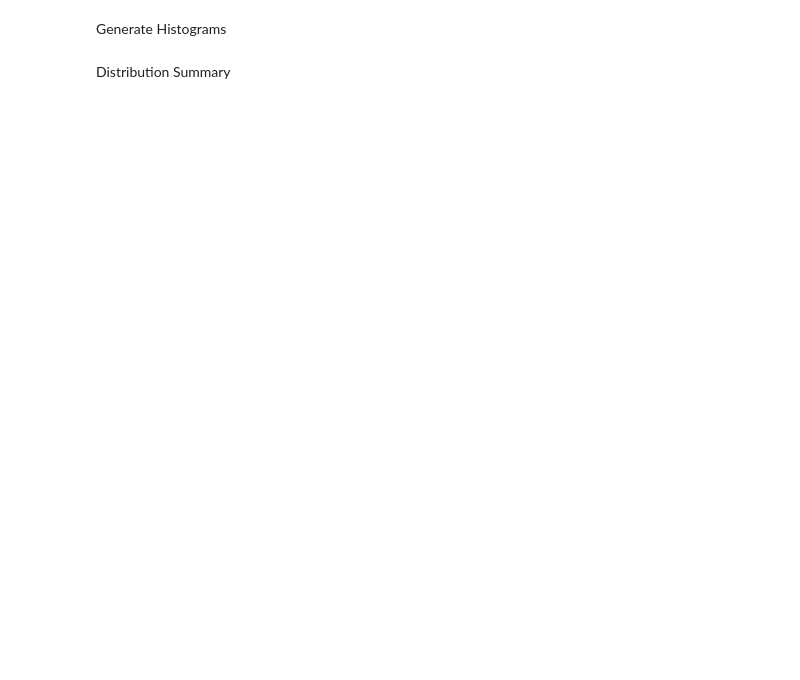
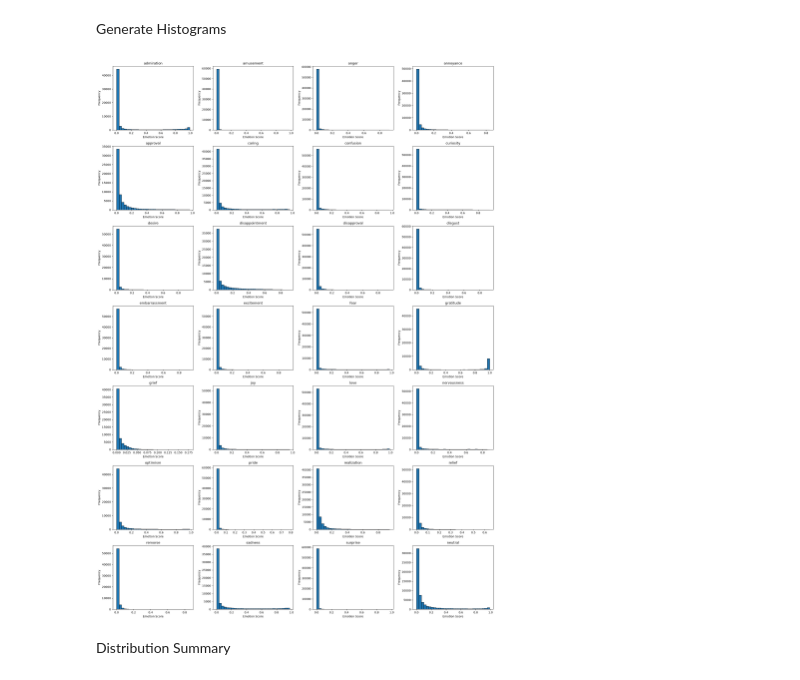
Before and after one commit to ryn-001/mental-health-using-emotions, a Jupyter notebook: data-analysis/distribution_analysis.ipynb, the cells around one changed output. Saved outputs shown, nothing was run; the diff lists cells and outputs as text; code cells hidden in the pictures; blank space fills up the shorter version.

Commit message:
Data Analysis completed till Feature Scaling

```diff
--- a/data-analysis/distribution_analysis.ipynb
+++ b/data-analysis/distribution_analysis.ipynb
@@ -6,5 +8,5 @@ import matplotlib.pyplot as plt
 # %%
-DATASET_PATH = "data.parquet"
+DATASET_PATH = "https://ytcommentstorage.blob.core.windows.net/transformed-data/llm_cleaned.parquet?sv=2026-02-06&ss=bfqt&srt=sco&sp=rwdlacupiytfx&se=2026-07-17T22:04:00Z&st=2026-06-17T13:49:00Z&spr=https&sig=kiL%2BVdjsVrc0PRmMNVAmLuG%2BpYEqTJpC%2BufjbP8dJU4%3D"
 OUTPUT_DIR = "distribution_analysis"
 
 os.makedirs(OUTPUT_DIR, exist_ok=True)
@@ -21,31 +23,34 @@ emotion_columns = [
 # %% [markdown]
 Generate Histograms
 # %%
+rows = 7
 fig, axes = plt.subplots(rows, 4, figsize=(20, rows * 4))
 axes = axes.flatten()
 
 for i, column in enumerate(emotion_columns):
     axes[i].hist(
         df[column],
         bins=30,
         edgecolor="black"
     )
 
     axes[i].set_title(column)
     axes[i].set_xlabel("Emotion Score")
     axes[i].set_ylabel("Frequency")
 
 for j in range(len(emotion_columns), len(axes)):
     fig.delaxes(axes[j])
 
 plt.tight_layout()
 plt.savefig(
     os.path.join(OUTPUT_DIR, "emotion_histograms.png"),
     dpi=300,
     bbox_inches="tight"
 )
 
 plt.show()
+# %% [output]
+[figure, added]
 # %% [markdown]
 Distribution Summary
 # %%
```
Also changed, not shown: parts of 1 cell of this notebook, 18 other files.
